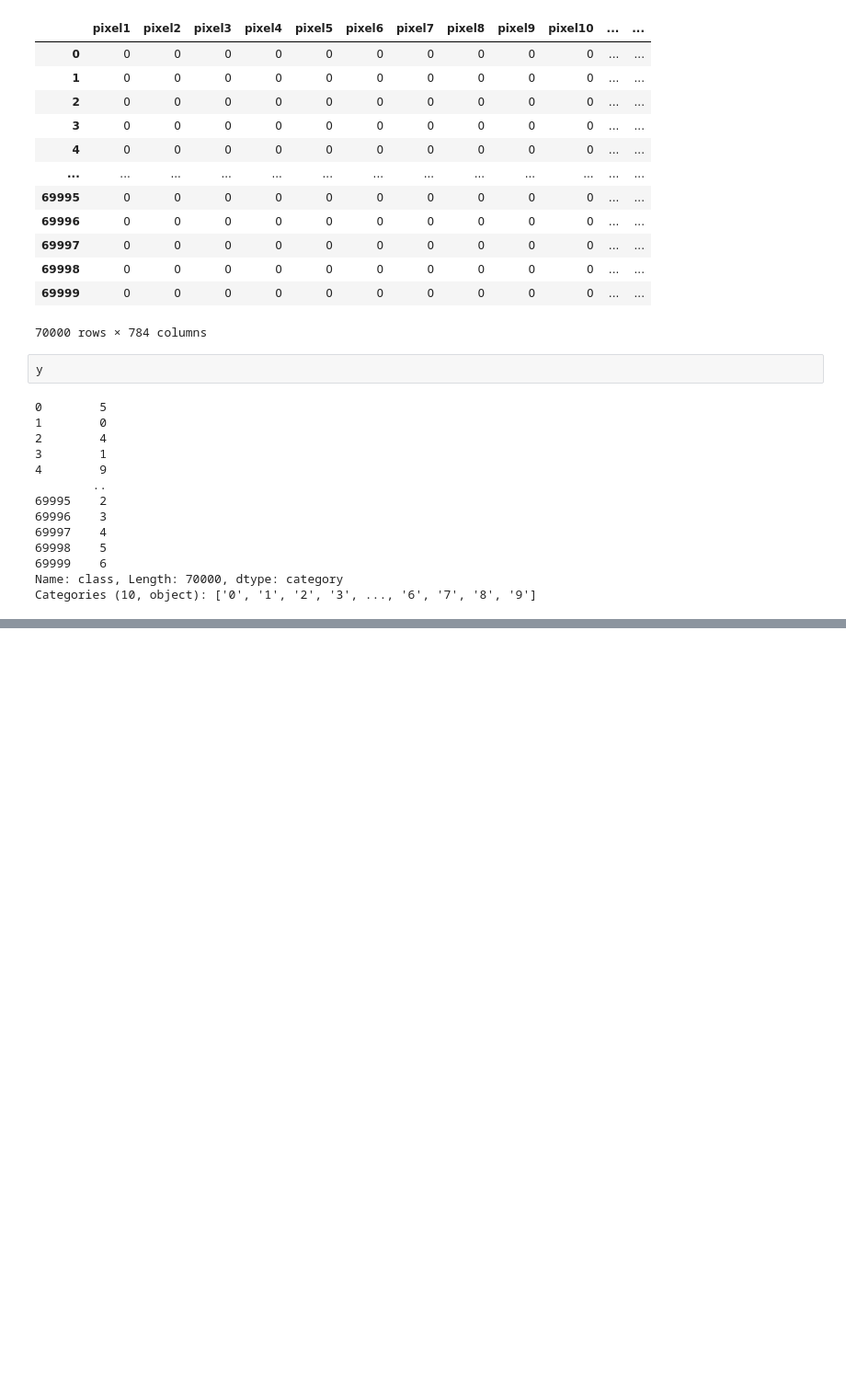
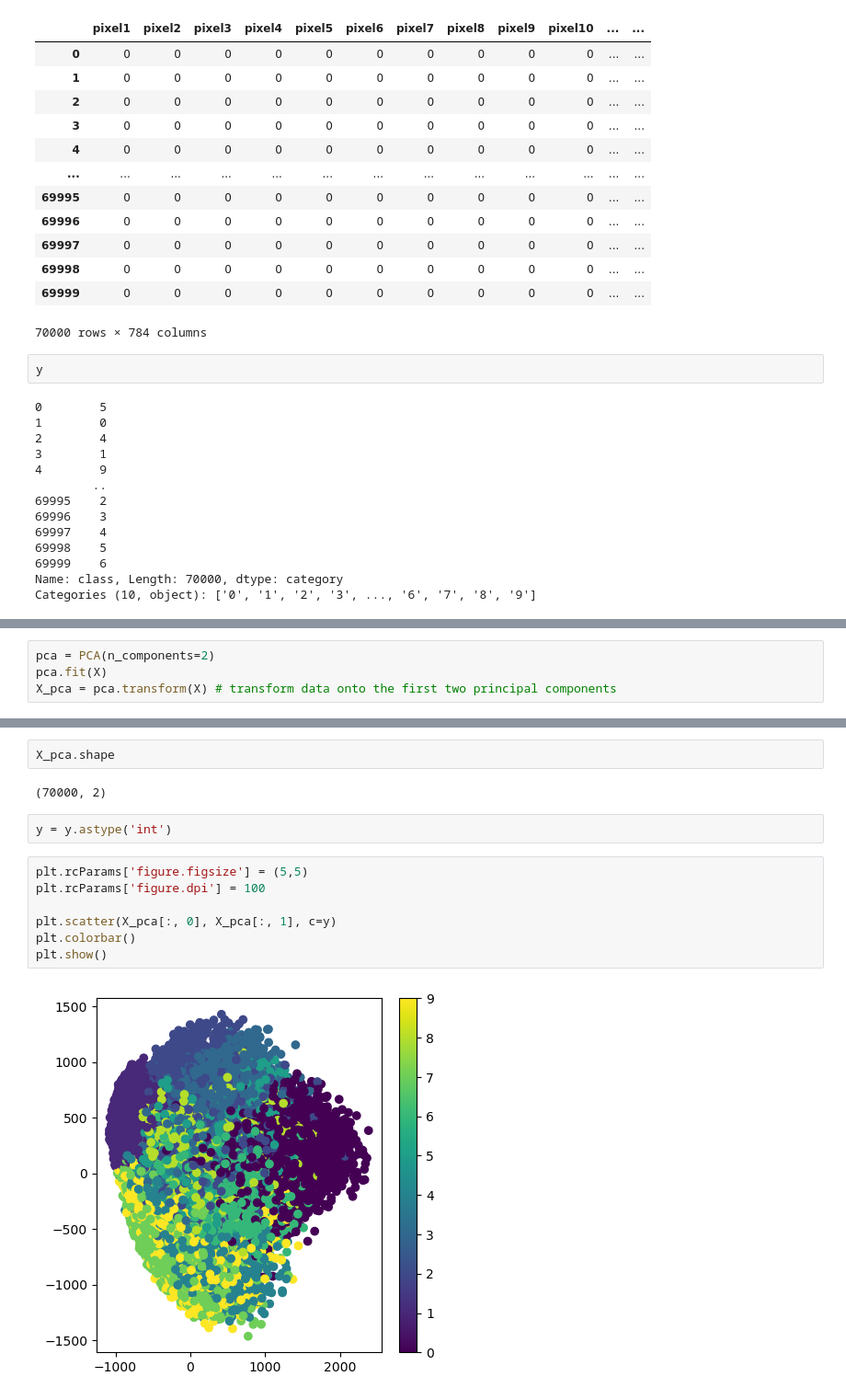
Before and after one commit to beniamine3155/Machine_Learning_AtoZ, a Jupyter notebook: 18_PCA/pca.ipynb, the cells around one changed output, grey strips where cells are left out. Shown at 92% size. Drawn from its saved outputs; the diff is of its cells as text; blank space fills up the shorter version.

Commit message:
transform and visualization

```diff
--- a/18_PCA/pca.ipynb
+++ b/18_PCA/pca.ipynb
@@ -66,0 +73,4 @@ Categories (10, object): ['0', '1', '2', '3', ..., '6', '7', '8', '9']
+# %%
+pca = PCA(n_components=2)
+pca.fit(X)
+X_pca = pca.transform(X) # transform data onto the first two principal components
@@ -66,0 +87,15 @@ Categories (10, object): ['0', '1', '2', '3', ..., '6', '7', '8', '9']
+# %%
+X_pca.shape
+# %% [output]
+(70000, 2)
+# %%
+y = y.astype('int')
+# %%
+plt.rcParams['figure.figsize'] = (5,5)
+plt.rcParams['figure.dpi'] = 100
+
+plt.scatter(X_pca[:, 0], X_pca[:, 1], c=y)
+plt.colorbar()
+plt.show()
+# %% [output]
+[figure, added]
```
Also changed, not shown: parts of 3 cells of this notebook.
